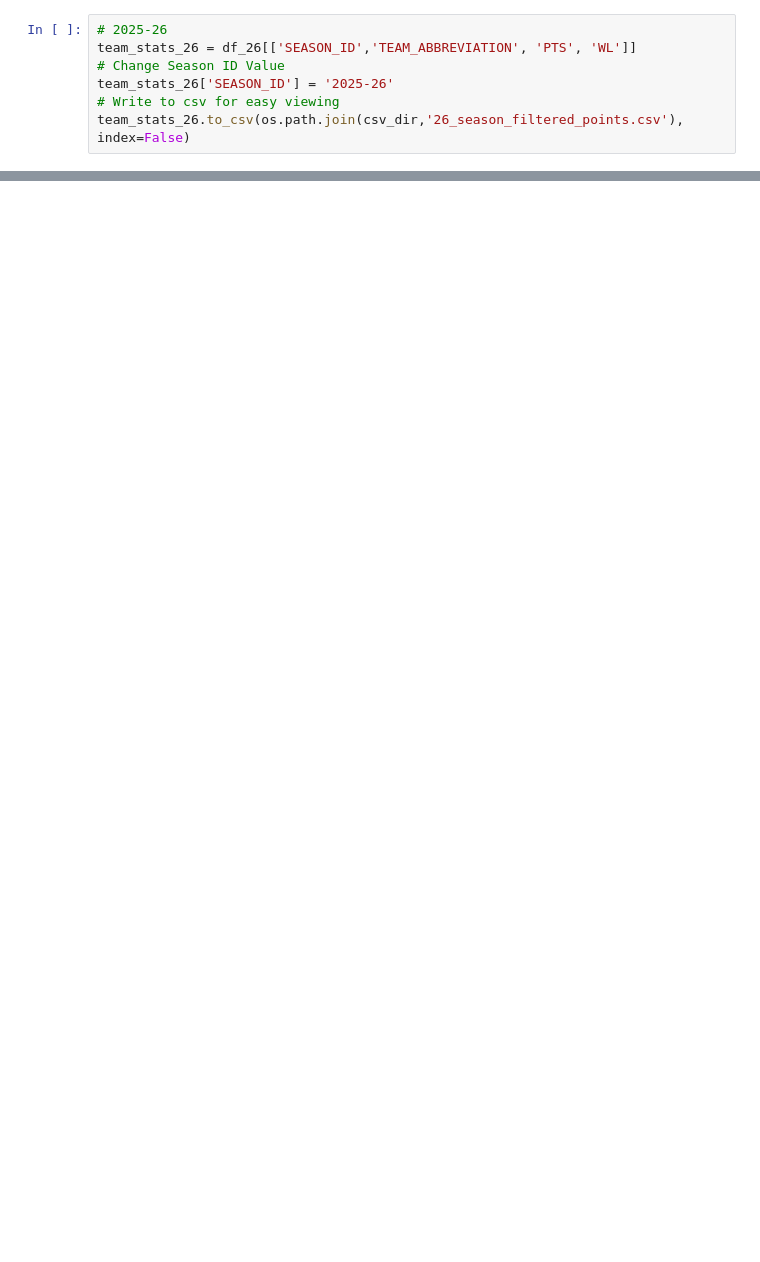
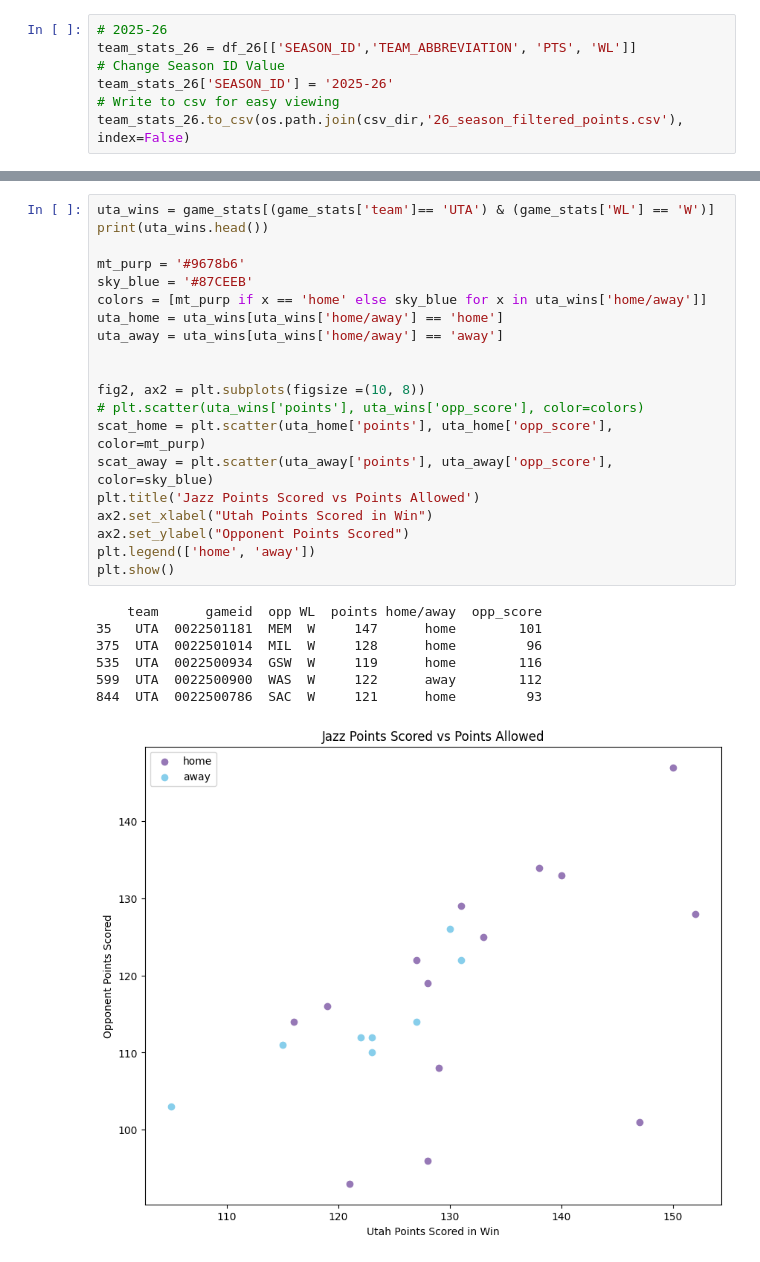
Before and after one commit to wjpericles/nba-data-visuals, a Jupyter notebook: src/02_points_per_win/points_per_win.ipynb, the cells around one changed output, grey strips where cells are left out. Drawn from its saved outputs; the diff is of its cells as text; blank space fills up the shorter version.

```diff
--- a/src/02_points_per_win/points_per_win.ipynb
+++ b/src/02_points_per_win/points_per_win.ipynb
@@ -98,0 +126,28 @@ plt.show()
+# %%
+uta_wins = game_stats[(game_stats['team']== 'UTA') & (game_stats['WL'] == 'W')]
+print(uta_wins.head())
+
+mt_purp = '#9678b6'
+sky_blue = '#87CEEB'
+colors = [mt_purp if x == 'home' else sky_blue for x in uta_wins['home/away']]
+uta_home = uta_wins[uta_wins['home/away'] == 'home']
+uta_away = uta_wins[uta_wins['home/away'] == 'away']
+
+
+fig2, ax2 = plt.subplots(figsize =(10, 8))
+# plt.scatter(uta_wins['points'], uta_wins['opp_score'], color=colors)
+scat_home = plt.scatter(uta_home['points'], uta_home['opp_score'], color=mt_purp)
+scat_away = plt.scatter(uta_away['points'], uta_away['opp_score'], color=sky_blue)
+plt.title('Jazz Points Scored vs Points Allowed')
+ax2.set_xlabel("Utah Points Scored in Win")
+ax2.set_ylabel("Opponent Points Scored")
+plt.legend(['home', 'away'])
+plt.show()
+# %% [output]
+    team      gameid  opp WL  points home/away  opp_score
+35   UTA  0022501181  MEM  W     147      home        101
+375  UTA  0022501014  MIL  W     128      home         96
+535  UTA  0022500934  GSW  W     119      home        116
+599  UTA  0022500900  WAS  W     122      away        112
+844  UTA  0022500786  SAC  W     121      home         93
+[figure, added]
```
Also changed, not shown: parts of 4 cells of this notebook, 3 other files.
